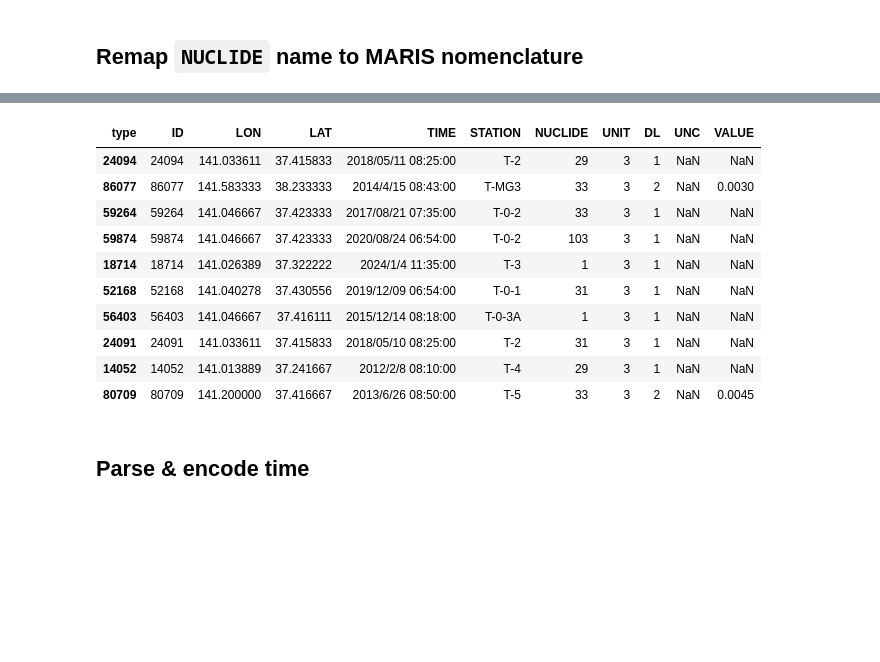
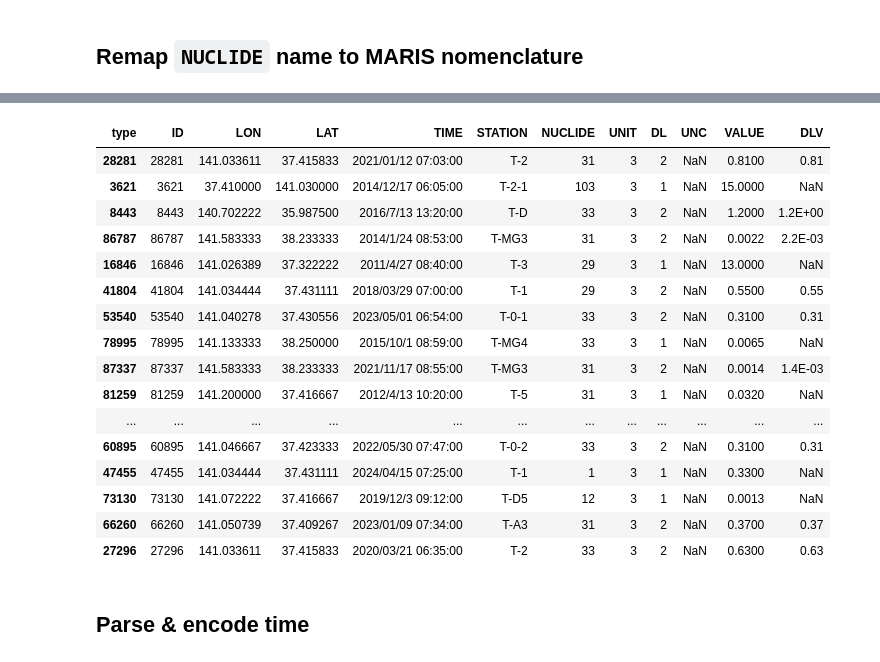
Before and after one commit to franckalbinet/marisco, a Jupyter notebook: nbs/handlers/tepco.ipynb, the cells around one changed output, grey strips where cells are left out. Cells and saved outputs as stored; diff of their text form; code cells hidden in the pictures; blank space fills up the shorter version.

Commit message:
add vlen variable type (e.g station) and fix tepco handler dl, dlv and value remap rules

```diff
--- a/nbs/handlers/tepco.ipynb
+++ b/nbs/handlers/tepco.ipynb
@@ -805,7 +864,6 @@ class LongToWideCB(Callback):
 # %%
 #| eval: false
 tfm = Transformer(dfs, cbs=[
-    FixMissingValuesCB(),
     RemoveJapanaseCharCB(),
     FixRangeValueStringCB(),
     SelectColsOfInterestCB(common_coi, nuclides_pattern),
@@ -842,7 +953,6 @@ class RemapUnitNameCB(Callback):
 # %%
 #| eval: false
 tfm = Transformer(dfs, cbs=[
-    FixMissingValuesCB(),
     RemoveJapanaseCharCB(),
     FixRangeValueStringCB(),
     SelectColsOfInterestCB(common_coi, nuclides_pattern),
@@ -901,7 +1011,6 @@ class RemapNuclideNameCB(Callback):
 # %%
 #| eval: false
 tfm = Transformer(dfs, cbs=[
-    FixMissingValuesCB(),
     RemoveJapanaseCharCB(),
     FixRangeValueStringCB(),
     SelectColsOfInterestCB(common_coi, nuclides_pattern),
@@ -941,34 +1089,71 @@ class RemapDLCB(Callback):
+# %%
+#| exports
+class RemapVALUE_DL_DLV_CB(Callback):
+    "Remap `DL`, `DLV`, `VALUE` based on TEPCO -> MARIS rules."
+    def map_all_columns(self, row):
+        """Map all three columns (VALUE, DL, DLV) at once based on TEPCO rules"""
+        value, dl = row['VALUE'], row['DL']
+        new_value, new_dlv, new_dl = value, dl, 1
+
+        if value == 'ND':
+            if pd.isna(dl):
+                new_value, new_dlv, new_dl = np.nan, np.nan, 3
+            else:
+                new_value, new_dlv, new_dl = dl, dl, 2
+
+        elif pd.isna(value):
+            if pd.isna(dl):
+                new_value, new_dlv, new_dl = np.nan, np.nan, np.nan
+            else:
+                new_value, new_dlv, new_dl = dl, dl, 2
+
+        return pd.Series({
+            'VALUE': new_value,
+            'DLV': new_dlv,
+            'DL': new_dl
+        })
+
+    def __call__(self, tfm):
+        mapped = tfm.dfs['SEAWATER'].apply(self.map_all_columns, axis=1)
+        tfm.dfs['SEAWATER'][['VALUE', 'DLV', 'DL']] = mapped
+        tfm.dfs['SEAWATER']['DL'] = tfm.dfs['SEAWATER']['DL'].astype(int)
+        tfm.dfs['SEAWATER']['VALUE'] = tfm.dfs['SEAWATER']['VALUE'].astype(float)
 # %%
 #| eval: false
 tfm = Transformer(dfs, cbs=[
-    FixMissingValuesCB(),
     RemoveJapanaseCharCB(),
     FixRangeValueStringCB(),
     SelectColsOfInterestCB(common_coi, nuclides_pattern),
     WideToLongCB(),
     ExtractNuclideNameCB(),
     ExtractUnitCB(),
     ExtractValueTypeCB(),
     LongToWideCB(),
     RemapUnitNameCB(unit_mapping),
     RemapNuclideNameCB(nuclide_mapping),
-    RemapDLCB()
+    RemapVALUE_DL_DLV_CB()
     ])
 
 df_test = tfm()['SEAWATER']
-df_test.sample(10)
+df_test.sample(20)
 # %% [output]
-| type | ID | LON | LAT | TIME | STATION | NUCLIDE | UNIT | DL | UNC | VALUE |
-| 24094 | 24094 | 141.033611 | 37.415833 | 2018/05/11 08:25:00 | T-2 | 29 | 3 | 1 | NaN | NaN |
-| 86077 | 86077 | 141.583333 | 38.233333 | 2014/4/15 08:43:00 | T-MG3 | 33 | 3 | 2 | NaN | 0.0030 |
-| 59264 | 59264 | 141.046667 | 37.423333 | 2017/08/21 07:35:00 | T-0-2 | 33 | 3 | 1 | NaN | NaN |
-| 59874 | 59874 | 141.046667 | 37.423333 | 2020/08/24 06:54:00 | T-0-2 | 103 | 3 | 1 | NaN | NaN |
-| 18714 | 18714 | 141.026389 | 37.322222 | 2024/1/4 11:35:00 | T-3 | 1 | 3 | 1 | NaN | NaN |
-| 52168 | 52168 | 141.040278 | 37.430556 | 2019/12/09 06:54:00 | T-0-1 | 31 | 3 | 1 | NaN | NaN |
-| 56403 | 56403 | 141.046667 | 37.416111 | 2015/12/14 08:18:00 | T-0-3A | 1 | 3 | 1 | NaN | NaN |
-| 24091 | 24091 | 141.033611 | 37.415833 | 2018/05/10 08:25:00 | T-2 | 31 | 3 | 1 | NaN | NaN |
-| 14052 | 14052 | 141.013889 | 37.241667 | 2012/2/8 08:10:00 | T-4 | 29 | 3 | 1 | NaN | NaN |
-| 80709 | 80709 | 141.200000 | 37.416667 | 2013/6/26 08:50:00 | T-5 | 33 | 3 | 2 | NaN | 0.0045 |
+| type | ID | LON | LAT | TIME | STATION | NUCLIDE | UNIT | DL | UNC | VALUE | DLV |
+| 28281 | 28281 | 141.033611 | 37.415833 | 2021/01/12 07:03:00 | T-2 | 31 | 3 | 2 | NaN | 0.8100 | 0.81 |
+| 3621 | 3621 | 37.410000 | 141.030000 | 2014/12/17 06:05:00 | T-2-1 | 103 | 3 | 1 | NaN | 15.0000 | NaN |
+| 8443 | 8443 | 140.702222 | 35.987500 | 2016/7/13 13:20:00 | T-D | 33 | 3 | 2 | NaN | 1.2000 | 1.2E+00 |
+| 86787 | 86787 | 141.583333 | 38.233333 | 2014/1/24 08:53:00 | T-MG3 | 31 | 3 | 2 | NaN | 0.0022 | 2.2E-03 |
+| 16846 | 16846 | 141.026389 | 37.322222 | 2011/4/27 08:40:00 | T-3 | 29 | 3 | 1 | NaN | 13.0000 | NaN |
+| 41804 | 41804 | 141.034444 | 37.431111 | 2018/03/29 07:00:00 | T-1 | 29 | 3 | 2 | NaN | 0.5500 | 0.55 |
+| 53540 | 53540 | 141.040278 | 37.430556 | 2023/05/01 06:54:00 | T-0-1 | 33 | 3 | 2 | NaN | 0.3100 | 0.31 |
+| 78995 | 78995 | 141.133333 | 38.250000 | 2015/10/1 08:59:00 | T-MG4 | 33 | 3 | 1 | NaN | 0.0065 | NaN |
+| 87337 | 87337 | 141.583333 | 38.233333 | 2021/11/17 08:55:00 | T-MG3 | 31 | 3 | 2 | NaN | 0.0014 | 1.4E-03 |
+| 81259 | 81259 | 141.200000 | 37.416667 | 2012/4/13 10:20:00 | T-5 | 31 | 3 | 1 | NaN | 0.0320 | NaN |
+| ... | ... | ... | ... | ... | ... | ... | ... | ... | ... | ... | ... |
+| 60895 | 60895 | 141.046667 | 37.423333 | 2022/05/30 07:47:00 | T-0-2 | 33 | 3 | 2 | NaN | 0.3100 | 0.31 |
+| 47455 | 47455 | 141.034444 | 37.431111 | 2024/04/15 07:25:00 | T-1 | 1 | 3 | 1 | NaN | 0.3300 | NaN |
+| 73130 | 73130 | 141.072222 | 37.416667 | 2019/12/3 09:12:00 | T-D5 | 12 | 3 | 1 | NaN | 0.0013 | NaN |
+| 66260 | 66260 | 141.050739 | 37.409267 | 2023/01/09 07:34:00 | T-A3 | 31 | 3 | 2 | NaN | 0.3700 | 0.37 |
+| 27296 | 27296 | 141.033611 | 37.415833 | 2020/03/21 06:35:00 | T-2 | 33 | 3 | 2 | NaN | 0.6300 | 0.63 |
 # %% [markdown]
 ## Parse & encode time
 # %%
```
Also changed, not shown: parts of 41 cells of this notebook, 16 other files.
